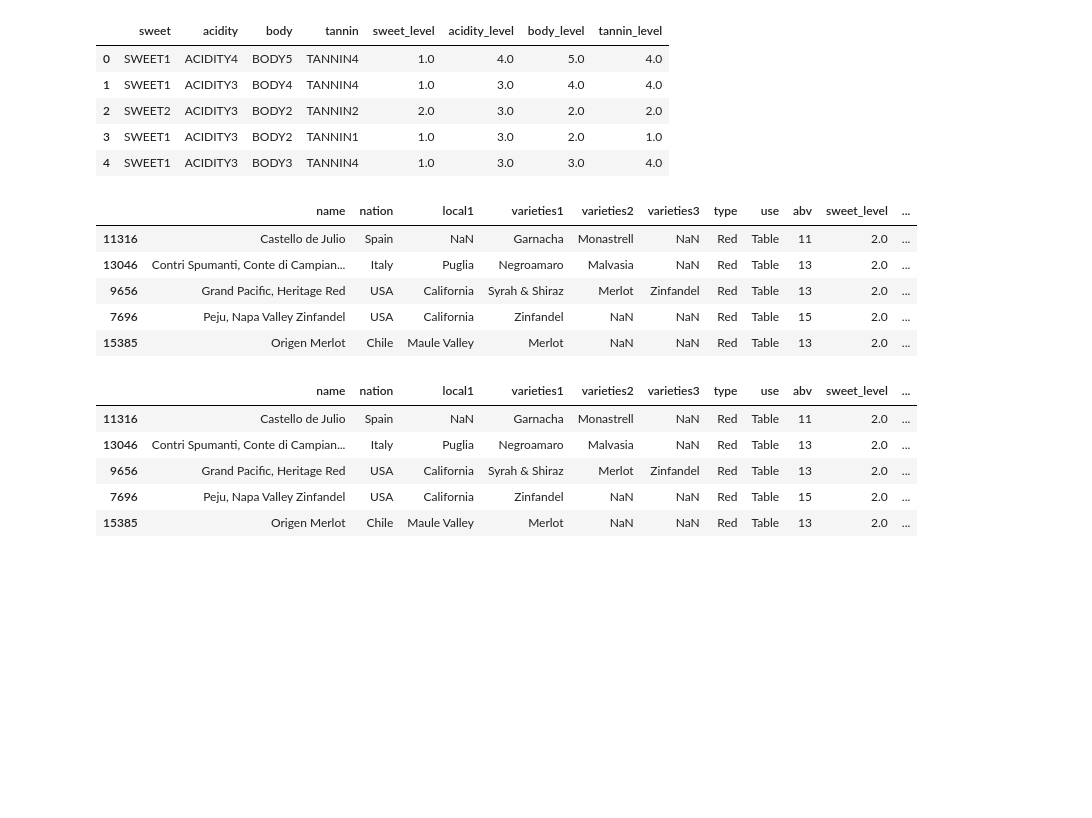
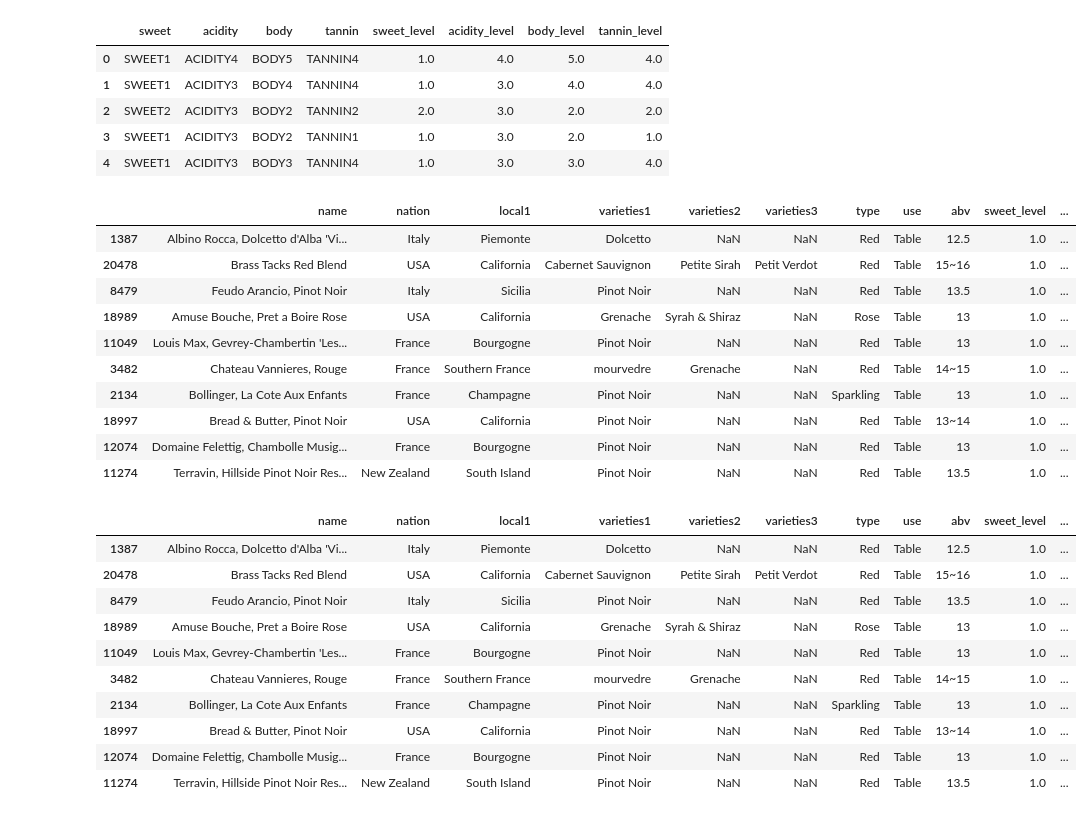
Before and after one commit to yejinlee99/DA36_mini2_Dionysus, a Jupyter notebook: ShimJeongseok/Shim_wine_info.ipynb, the cells around one changed output. Drawn from its saved outputs; the diff is of its cells as text; code cells hidden in the pictures; blank space fills up the shorter version.

```diff
--- a/ShimJeongseok/Shim_wine_info.ipynb
+++ b/ShimJeongseok/Shim_wine_info.ipynb
@@ -159,9 +159,9 @@ wine_data_df[['sweet', 'acidity', 'body', 'tannin', 'sweet_level', 'acidity_leve
 from sklearn.metrics.pairwise import cosine_similarity
 
 # 추천 시스템 함수 정의
-def recommend_wines(user_preferences, wine_data_df, top_n=5):
+def recommend_wines(user_preferences, wine_data_df, top_n=10):
     """
-    사용자의 선호도에 따라 유사한 와인을 추천하는 함수입니다.
+    사용자의 선호도에 따라 유사한 와인을 추천하는 함수
 
     Parameters:
     - user_preferences: dict - 사용자가 선호하는 속성 (sweet, acidity, body, tannin)
@@ -174,43 +174,48 @@ def recommend_wines(user_preferences, wine_data_df, top_n=5):
     # 사용자 선호도를 numpy array로 변환
     user_vector = np.array([
         user_preferences['sweet'],
         user_preferences['acidity'],
         user_preferences['body'],
         user_preferences['tannin']
     ]).reshape(1, -1)
 
     # 와인 속성 벡터 (sweet_level, acidity_level, body_level, tannin_level) 추출
     wine_vectors = wine_data_df[['sweet_level', 'acidity_level', 'body_level', 'tannin_level']].values
 
     # 코사인 유사도 계산
     similarities = cosine_similarity(user_vector, wine_vectors).flatten()
 
     # 유사도 기준으로 정렬하여 상위 top_n 추천
     top_indices = similarities.argsort()[-top_n:][::-1]
     recommended_wines = wine_data_df.iloc[top_indices]
 
     return recommended_wines[['name', 'nation', 'local1', 'varieties1', 'varieties2', 'varieties3', 'type', 'use', 'abv', 'sweet_level', 'acidity_level', 'body_level', 'tannin_level', 'price', 'year', 'ml']]
 
 # 예시 (사용자가 선호하는 sweet, acidity, body, tannin 값)
 user_preferences = {
-    'sweet': 2,
+    'sweet': 1,
     'acidity': 3,
-    'body': 4,
-    'tannin': 3
+    'body': 5,
+    'tannin': 2
 }
 
 # 추천 결과 확인
 recommended_wines = recommend_wines(user_preferences, wine_data_df)
 recommended_wines
 # %% [output]
 |  | name | nation | local1 | varieties1 | varieties2 | varieties3 | type | use | abv | sweet_level | ... |
-| 11316 | Castello de Julio | Spain | NaN | Garnacha | Monastrell | NaN | Red | Table | 11 | 2.0 | ... |
-| 13046 | Contri Spumanti, Conte di Campian... | Italy | Puglia | Negroamaro | Malvasia | NaN | Red | Table | 13 | 2.0 | ... |
-| 9656 | Grand Pacific, Heritage Red | USA | California | Syrah & Shiraz | Merlot | Zinfandel | Red | Table | 13 | 2.0 | ... |
-| 7696 | Peju, Napa Valley Zinfandel | USA | California | Zinfandel | NaN | NaN | Red | Table | 15 | 2.0 | ... |
-| 15385 | Origen Merlot | Chile | Maule Valley | Merlot | NaN | NaN | Red | Table | 13 | 2.0 | ... |
+| 1387 | Albino Rocca, Dolcetto d'Alba 'Vi... | Italy | Piemonte | Dolcetto | NaN | NaN | Red | Table | 12.5 | 1.0 | ... |
+| 20478 | Brass Tacks Red Blend | USA | California | Cabernet Sauvignon | Petite Sirah | Petit Verdot | Red | Table | 15~16 | 1.0 | ... |
+| 8479 | Feudo Arancio, Pinot Noir | Italy | Sicilia | Pinot Noir | NaN | NaN | Red | Table | 13.5 | 1.0 | ... |
+| 18989 | Amuse Bouche, Pret a Boire Rose | USA | California | Grenache | Syrah & Shiraz | NaN | Rose | Table | 13 | 1.0 | ... |
+| 11049 | Louis Max, Gevrey-Chambertin 'Les... | France | Bourgogne | Pinot Noir | NaN | NaN | Red | Table | 13 | 1.0 | ... |
+| 3482 | Chateau Vannieres, Rouge | France | Southern France | mourvedre | Grenache | NaN | Red | Table | 14~15 | 1.0 | ... |
+| 2134 | Bollinger, La Cote Aux Enfants | France | Champagne | Pinot Noir | NaN | NaN | Sparkling | Table | 13 | 1.0 | ... |
+| 18997 | Bread & Butter, Pinot Noir | USA | California | Pinot Noir | NaN | NaN | Red | Table | 13~14 | 1.0 | ... |
+| 12074 | Domaine Felettig, Chambolle Musig... | France | Bourgogne | Pinot Noir | NaN | NaN | Red | Table | 13 | 1.0 | ... |
+| 11274 | Terravin, Hillside Pinot Noir Res... | New Zealand | South Island | Pinot Noir | NaN | NaN | Red | Table | 13.5 | 1.0 | ... |
 # %%
-# NaN 값을 각 컬럼의 평균값으로 채웁니다.
+# NaN 값을 각 컬럼의 평균값으로 변경.
 wine_data_df = wine_data_df.assign(
     sweet_level=wine_data_df['sweet_level'].fillna(wine_data_df['sweet_level'].mean()),
     acidity_level=wine_data_df['acidity_level'].fillna(wine_data_df['acidity_level'].mean()),
@@ -223,8 +228,13 @@ recommended_wines = recommend_wines(user_preferences, wine_data_df)
 recommended_wines
 # %% [output]
 |  | name | nation | local1 | varieties1 | varieties2 | varieties3 | type | use | abv | sweet_level | ... |
-| 11316 | Castello de Julio | Spain | NaN | Garnacha | Monastrell | NaN | Red | Table | 11 | 2.0 | ... |
-| 13046 | Contri Spumanti, Conte di Campian... | Italy | Puglia | Negroamaro | Malvasia | NaN | Red | Table | 13 | 2.0 | ... |
-| 9656 | Grand Pacific, Heritage Red | USA | California | Syrah & Shiraz | Merlot | Zinfandel | Red | Table | 13 | 2.0 | ... |
-| 7696 | Peju, Napa Valley Zinfandel | USA | California | Zinfandel | NaN | NaN | Red | Table | 15 | 2.0 | ... |
-| 15385 | Origen Merlot | Chile | Maule Valley | Merlot | NaN | NaN | Red | Table | 13 | 2.0 | ... |
+| 1387 | Albino Rocca, Dolcetto d'Alba 'Vi... | Italy | Piemonte | Dolcetto | NaN | NaN | Red | Table | 12.5 | 1.0 | ... |
+| 20478 | Brass Tacks Red Blend | USA | California | Cabernet Sauvignon | Petite Sirah | Petit Verdot | Red | Table | 15~16 | 1.0 | ... |
+| 8479 | Feudo Arancio, Pinot Noir | Italy | Sicilia | Pinot Noir | NaN | NaN | Red | Table | 13.5 | 1.0 | ... |
+| 18989 | Amuse Bouche, Pret a Boire Rose | USA | California | Grenache | Syrah & Shiraz | NaN | Rose | Table | 13 | 1.0 | ... |
+| 11049 | Louis Max, Gevrey-Chambertin 'Les... | France | Bourgogne | Pinot Noir | NaN | NaN | Red | Table | 13 | 1.0 | ... |
+| 3482 | Chateau Vannieres, Rouge | France | Southern France | mourvedre | Grenache | NaN | Red | Table | 14~15 | 1.0 | ... |
+| 2134 | Bollinger, La Cote Aux Enfants | France | Champagne | Pinot Noir | NaN | NaN | Sparkling | Table | 13 | 1.0 | ... |
+| 18997 | Bread & Butter, Pinot Noir | USA | California | Pinot Noir | NaN | NaN | Red | Table | 13~14 | 1.0 | ... |
+| 12074 | Domaine Felettig, Chambolle Musig... | France | Bourgogne | Pinot Noir | NaN | NaN | Red | Table | 13 | 1.0 | ... |
+| 11274 | Terravin, Hillside Pinot Noir Res... | New Zealand | South Island | Pinot Noir | NaN | NaN | Red | Table | 13.5 | 1.0 | ... |
```
Also changed, not shown: parts of 1 cell of this notebook, 10 other files.
